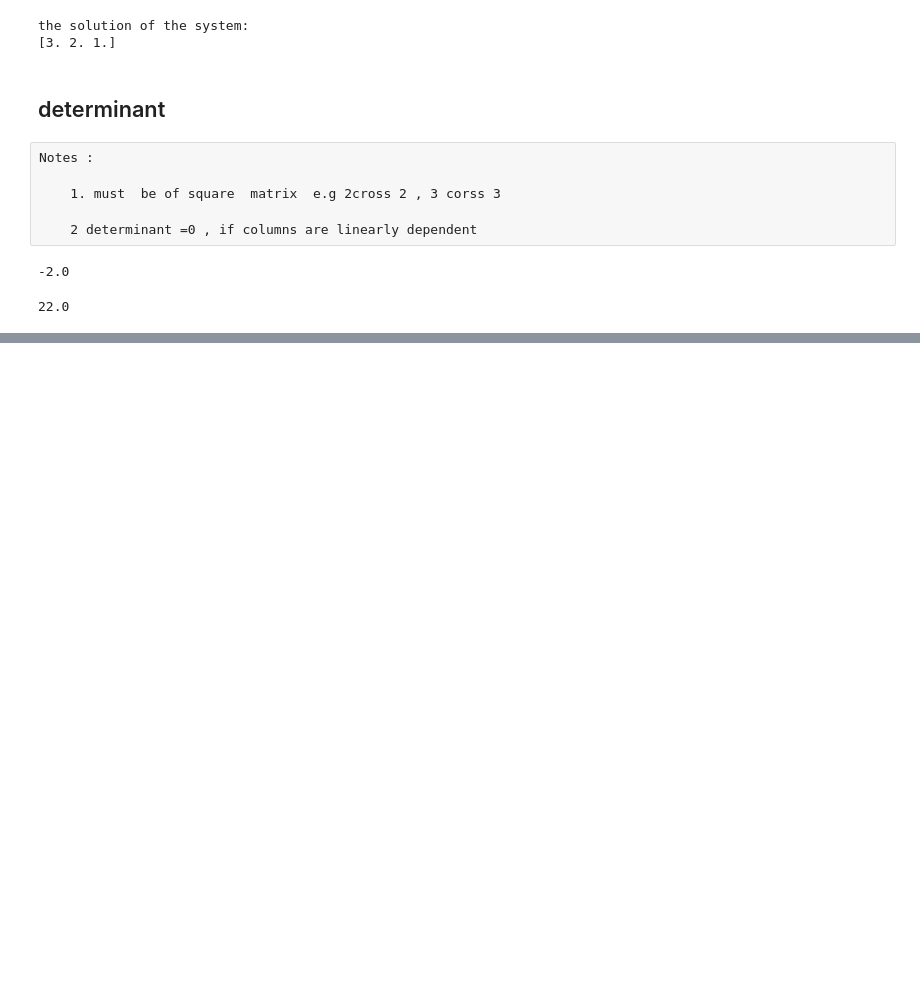
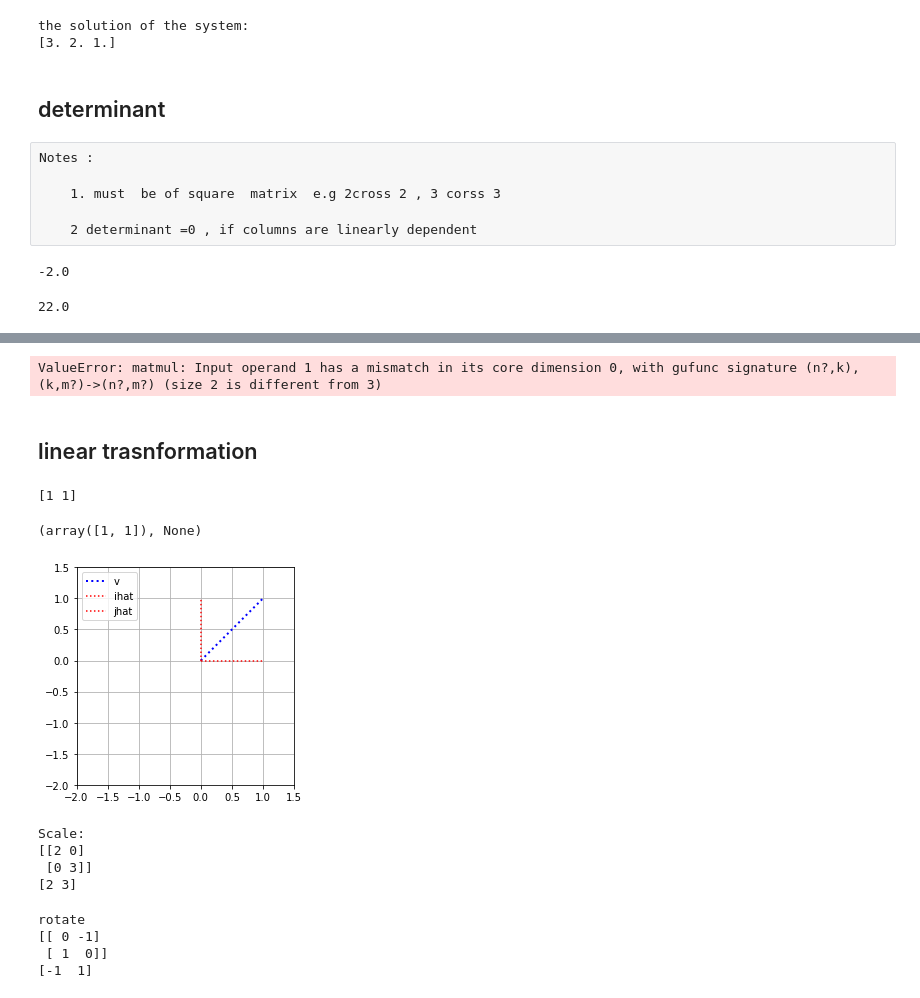
Before and after one commit to asmitaece88/Linear_Alg_with_python, a Jupyter notebook: Linear_algebra_skillsoft.ipynb, the cells around one changed output, grey strips where cells are left out. Drawn from its saved outputs; the diff is of its cells as text; code cells hidden in the pictures; blank space fills up the shorter version.

```diff
--- a/Linear_algebra_skillsoft.ipynb
+++ b/Linear_algebra_skillsoft.ipynb
@@ -545,0 +802,8 @@ print(round(la.det(A_1)))
+# %%
+## now we calculate the unit vector  ( sacle) based on the scalar computed
+
+dp = vunit @ ihat
+# %% [output]
+ValueError: matmul: Input operand 1 has a mismatch in its core dimension 0, with gufunc signature (n?,k),(k,m?)->(n?,m?) (size 2 is different from 3)
+# %% [markdown]
+## linear trasnformation
@@ -545,0 +814,71 @@ print(round(la.det(A_1)))
+# %%
+#plot the original vecror v
+
+v1 = np.array([1,1])
+# %%
+v1, print(v1)
+# %% [output]
+[1 1]
+(array([1, 1]), None)
+# %%
+plt.plot([0,v1[0]],[0,v1[1]] , 'b:', label = 'v',linewidth=2)
+
+plt.plot([0,1],[0,0], 'r:',label="ihat")
+plt.plot([0,0],[0,1],'r:',label="jhat")
+
+plt.legend()
+
+plt.axis('square')
+plt.axis((-2.0 , 1.5, -2.0 , 1.5))
+
+plt.grid()
+plt.show()
+# %% [output]
+[figure, added]
+# %%
+## next operations
+
+#1 . scale
+#rotate
+## Shear
+v1= np.array([1,1])
+
+
+##scale different numbers along the diagonal transform matrix
+
+
+#2 0
+#0 3
+
+TFM_scale= np.array([[2,0],[0,3]])
+
+v2= TFM_scale @ v1
+
+print("Scale:")
+print(TFM_scale)
+
+print(v2)
+# %% [output]
+Scale:
+[[2 0]
+ [0 3]]
+[2 3]
+# %%
+#rotate (90 degrees counter clockwise rotation)
+
+#0 -1
+#1 0
+
+TFM_Rotate =np.array([[0,-1],[1,0]])
+
+v3= TFM_Rotate @ v1
+
+print("rotate")
+
+print(TFM_Rotate)
+print(v3)
+# %% [output]
+rotate
+[[ 0 -1]
+ [ 1  0]]
+[-1  1]
```
Also changed, not shown: parts of 51 cells of this notebook.
